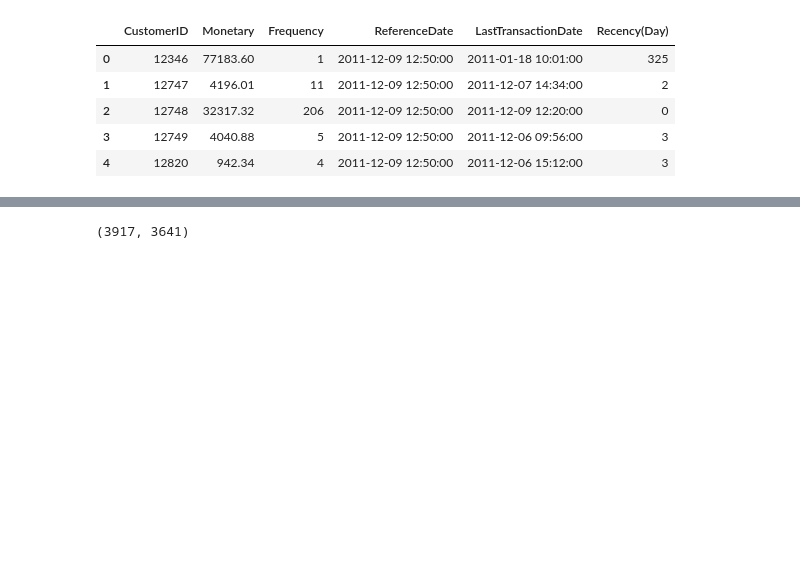
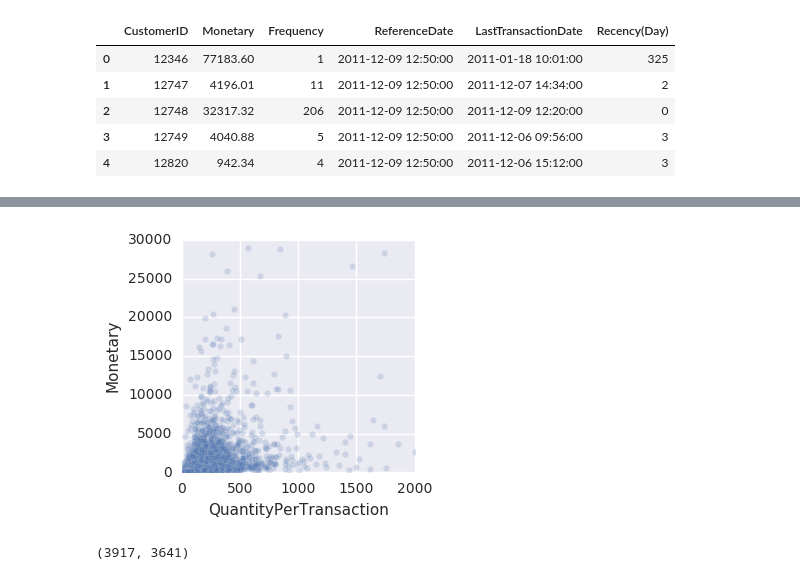
Before and after one commit to Fujiki-Nakamura/OnlineRetailAnalysis, a Jupyter notebook: MachineLearning/RFM.ipynb, the cells around one changed output, grey strips where cells are left out. Saved outputs shown, nothing was run; the diff lists cells and outputs as text; code cells hidden in the pictures; blank space fills up the shorter version.

```diff
--- a/MachineLearning/RFM.ipynb
+++ b/MachineLearning/RFM.ipynb
@@ -218,3 +237,17 @@ plt.show()
+# %%
+# Quantity / Transaction と Monetary の関係
+figsize = (3, 3)
+fig, ax1 = plt.subplots(nrows=1, ncols=1, figsize=figsize)
+
+x = 'QuantityPerTransaction'
+y = 'Monetary'
+df_uk_per_customer.plot(kind='scatter', x=x, y=y, alpha=0.2, ax=ax1)
+ax1.set_xlim(0, 2000)
+ax1.set_ylim(0, 30000)
+
+plt.show()
+# %% [output]
+[figure, added]
 # %%
 # カスタマごとに何をどれだけ購入したかを一覧
 
```
Also changed, not shown: parts of 13 cells of this notebook, 5 other files.
